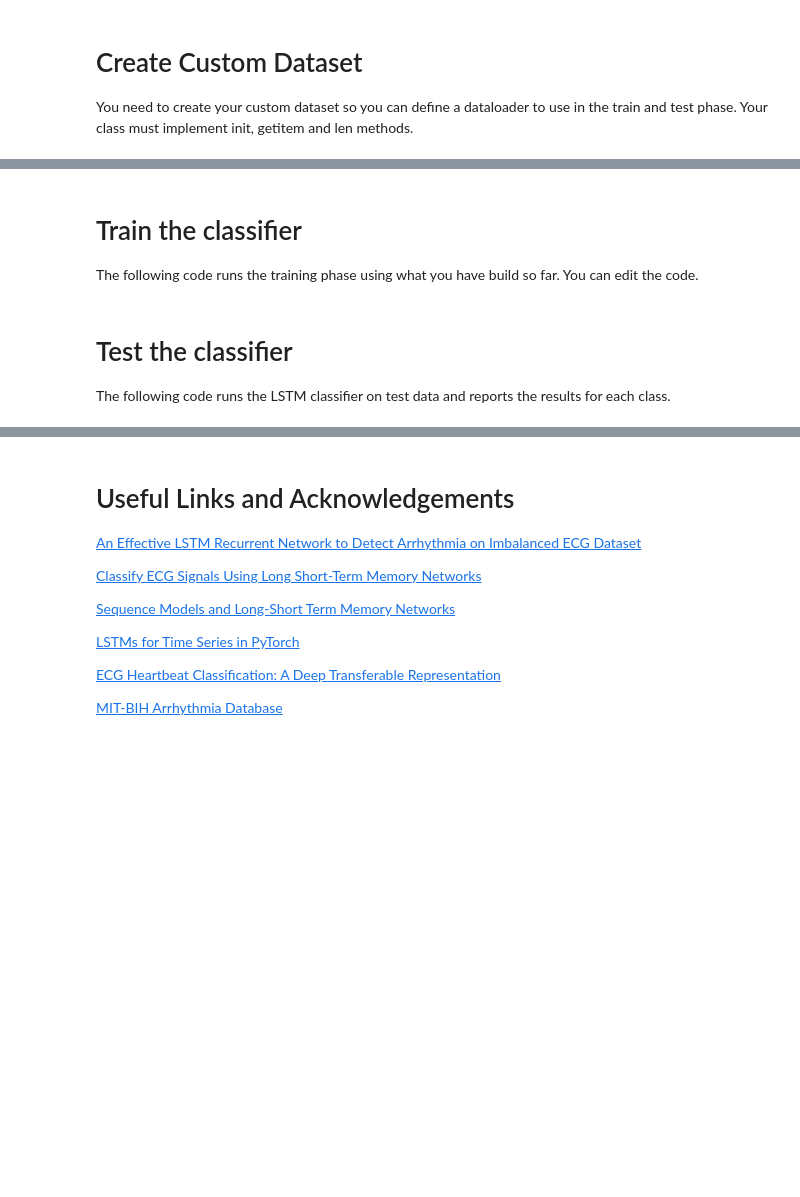
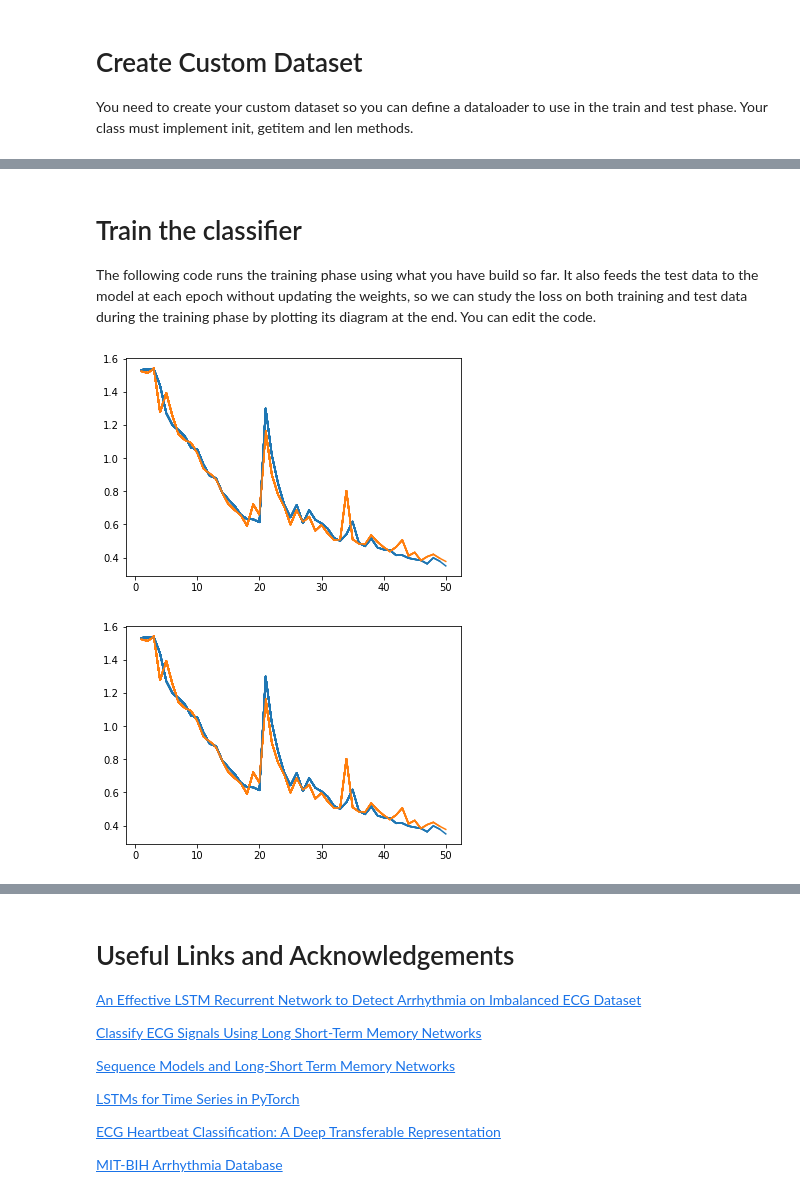
Before and after one commit to ytabatabaee/Machine-Learning-for-Bioinformatics, a Jupyter notebook: rnn/ML_HW6_P2.ipynb, the cells around one changed output, grey strips where cells are left out. Cells and saved outputs as stored; diff of their text form; code cells hidden in the pictures; blank space fills up the shorter version.

```diff
--- a/rnn/ML_HW6_P2.ipynb
+++ b/rnn/ML_HW6_P2.ipynb
@@ -111,23 +164,3 @@ print(lstm_classifier)
 # %% [markdown]
 # Train the classifier
-The following code runs the training phase using what you have build so far. You can edit the code.
+The following code runs the training phase using what you have build so far. It also feeds the test data to the model at each epoch without updating the weights, so we can study the loss on both training and test data during the training phase by plotting its diagram at the end. You can edit the code.
-# %%
-epoch_num = 5
-print_every = 100
-
-for epoch in range(epoch_num):
-    running_loss = 0
-    for i, data in enumerate(train_loader):
-        inputs, labels = data
-        optimizer.zero_grad()
-        outputs = lstm_classifier(inputs)
-        loss = criterion(outputs, labels)
-        loss.backward()
-        optimizer.step()
-        running_loss += loss.item()
-        if (i+1)%print_every == 0:
-            print('[%d, %5d] loss: %.3f' % (epoch + 1, i + 1, running_loss / print_every))
-            running_loss = 0
-# %% [markdown]
-# Test the classifier
-The following code runs the LSTM classifier on test data and reports the results for each class.
@@ -159,0 +167,37 @@ print('Accuracy: %0.2f' % (100 * correct / total))
+# %%
+epoch_num = 50
+
+train_log = []
+test_log = []
+
+for epoch in range(1, epoch_num+1):
+    running_loss = 0
+    train_loss = []
+    lstm_classifier.train()
+    for (inputs, labels) in tqdm(train_loader, desc='Training epoch ' + str(epoch), leave=False):
+        inputs, labels = inputs.to(device), labels.to(device)
+        optimizer.zero_grad()
+        outputs = lstm_classifier(inputs.float())
+        loss = criterion(outputs, labels)
+        loss.backward()
+        optimizer.step()
+        train_loss.append(loss.item())
+    train_log.append(np.mean(train_loss))
+
+    running_loss = 0
+    test_loss = []
+    lstm_classifier.eval()
+    with torch.no_grad():
+        for (inputs, labels) in tqdm(test_loader, desc='Test', leave=False):
+            inputs, labels = inputs.to(device), labels.to(device)
+            outputs = lstm_classifier(inputs.float())
+            loss = criterion(outputs, labels)
+            test_loss.append(loss.item())
+    test_log.append(np.mean(test_loss))
+    plt.plot(range(1, epoch+1), train_log, color='C0')
+    plt.plot(range(1, epoch+1), test_log, color='C1')
+    display.clear_output(wait=True)
+    display.display(plt.gcf())
+# %% [output]
+[figure, added]
+[figure, added]
```
Also changed, not shown: parts of 17 cells of this notebook, 5 other files.
